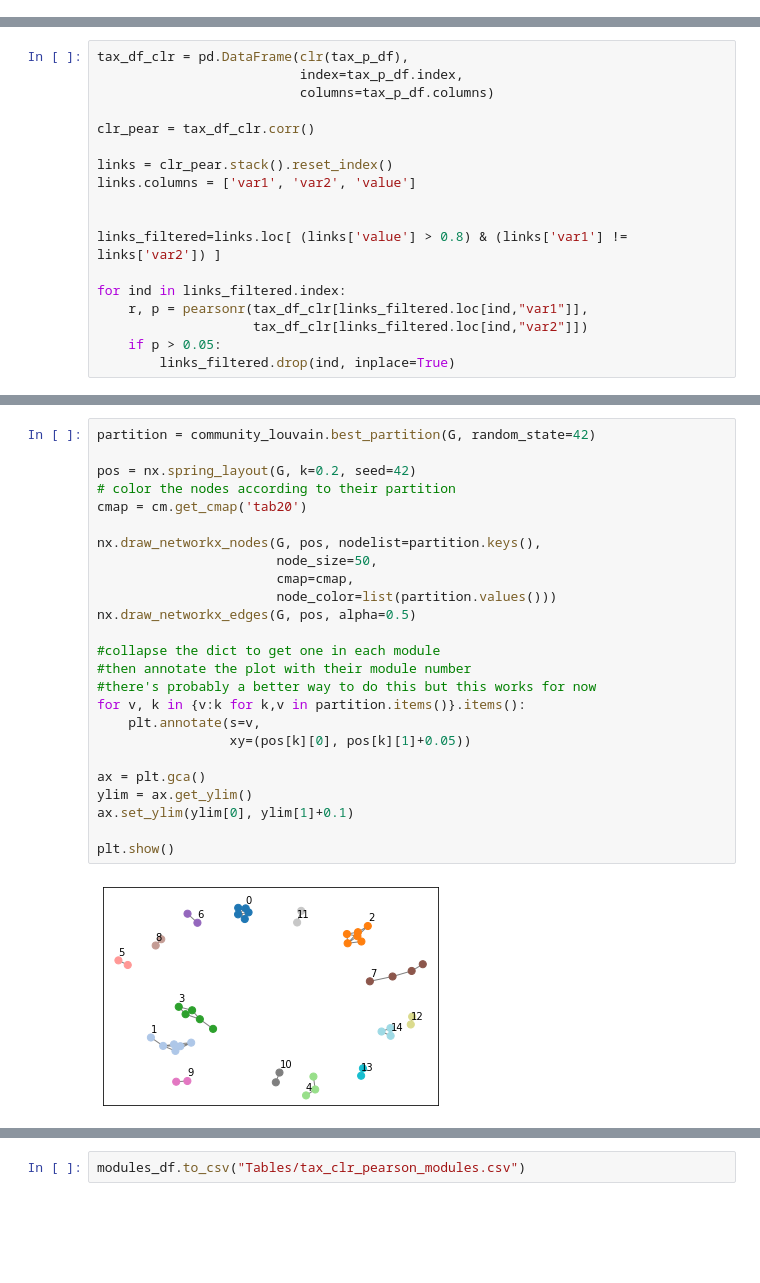
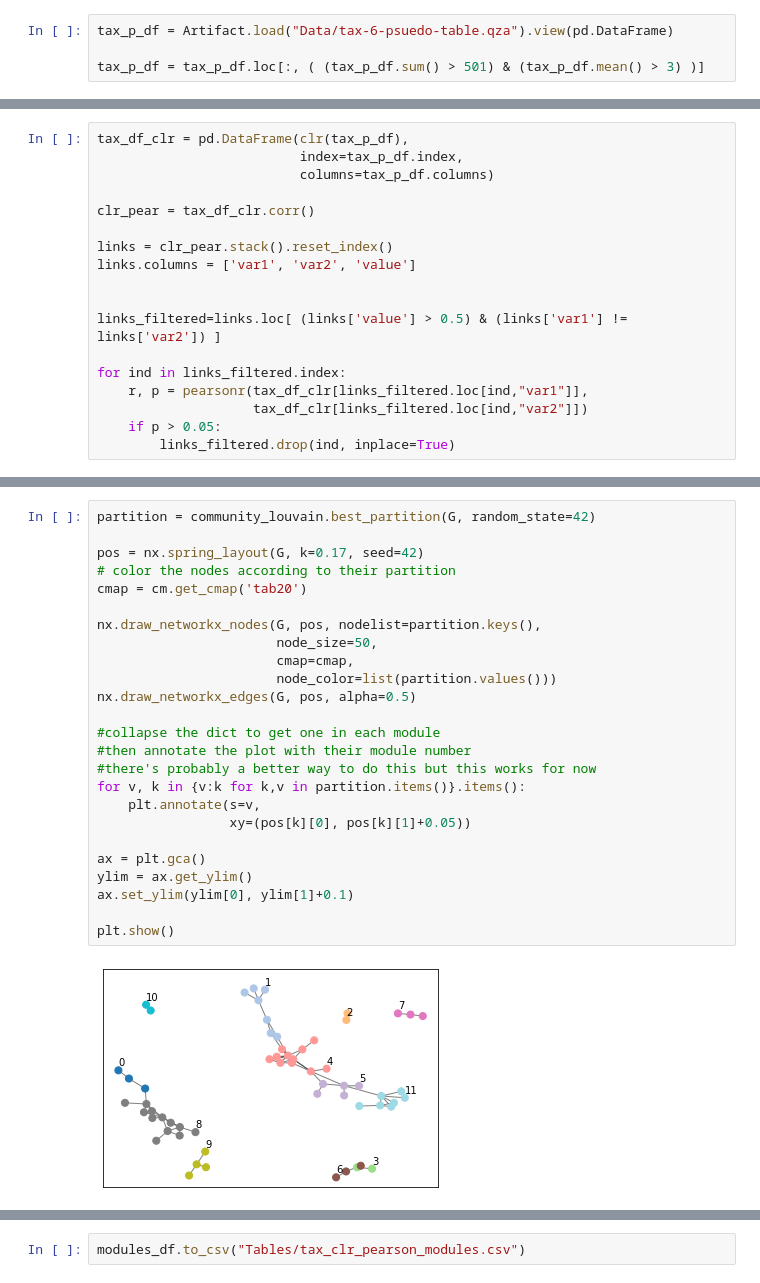
Before and after one commit to sterrettJD/Phadtare-IBS, a Jupyter notebook: Network-Analysis.ipynb, the cells around one changed output, grey strips where cells are left out. Cells and saved outputs as stored; diff of their text form; blank space fills up the shorter version.

```diff
--- a/Network-Analysis.ipynb
+++ b/Network-Analysis.ipynb
@@ -13,0 +17,4 @@ from scipy.stats import pearsonr
+# %%
+tax_p_df = Artifact.load("Data/tax-6-psuedo-table.qza").view(pd.DataFrame)
+
+tax_p_df = tax_p_df.loc[:, ( (tax_p_df.sum() > 501) & (tax_p_df.mean() > 3) )]
@@ -31,7 +40,7 @@ links = clr_pear.stack().reset_index()
 links.columns = ['var1', 'var2', 'value']
 
 
-links_filtered=links.loc[ (links['value'] > 0.8) & (links['var1'] != links['var2']) ]
+links_filtered=links.loc[ (links['value'] > 0.5) & (links['var1'] != links['var2']) ]
 
 for ind in links_filtered.index:
     r, p = pearsonr(tax_df_clr[links_filtered.loc[ind,"var1"]],
@@ -65,30 +76,30 @@ plt.show()
 # %%
 partition = community_louvain.best_partition(G, random_state=42)
 
-pos = nx.spring_layout(G, k=0.2, seed=42)
+pos = nx.spring_layout(G, k=0.17, seed=42)
 # color the nodes according to their partition
 cmap = cm.get_cmap('tab20')
 
 nx.draw_networkx_nodes(G, pos, nodelist=partition.keys(),
                        node_size=50,
                        cmap=cmap,
                        node_color=list(partition.values()))
 nx.draw_networkx_edges(G, pos, alpha=0.5)
 
 #collapse the dict to get one in each module
 #then annotate the plot with their module number
 #there's probably a better way to do this but this works for now
 for v, k in {v:k for k,v in partition.items()}.items():
     plt.annotate(s=v,
                  xy=(pos[k][0], pos[k][1]+0.05))
 
 ax = plt.gca()
 ylim = ax.get_ylim()
 ax.set_ylim(ylim[0], ylim[1]+0.1)
 
 plt.show()
 # %% [output]
-[figure, old version]
+[figure, new version]
 # %%
 np.unique(list(partition.values()))
 # %% [output]
```
Also changed, not shown: parts of 34 cells of this notebook, 2 other files.
